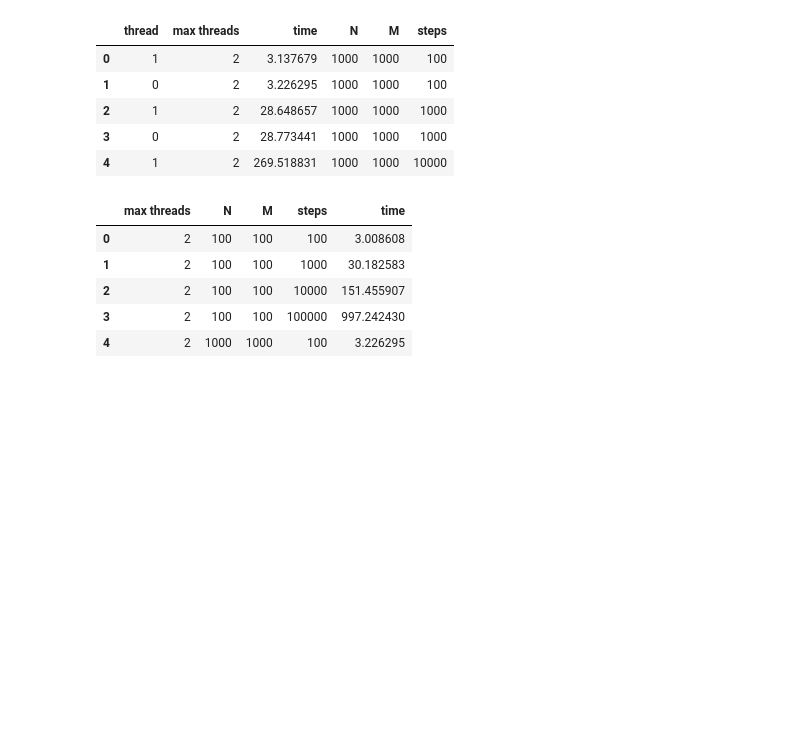
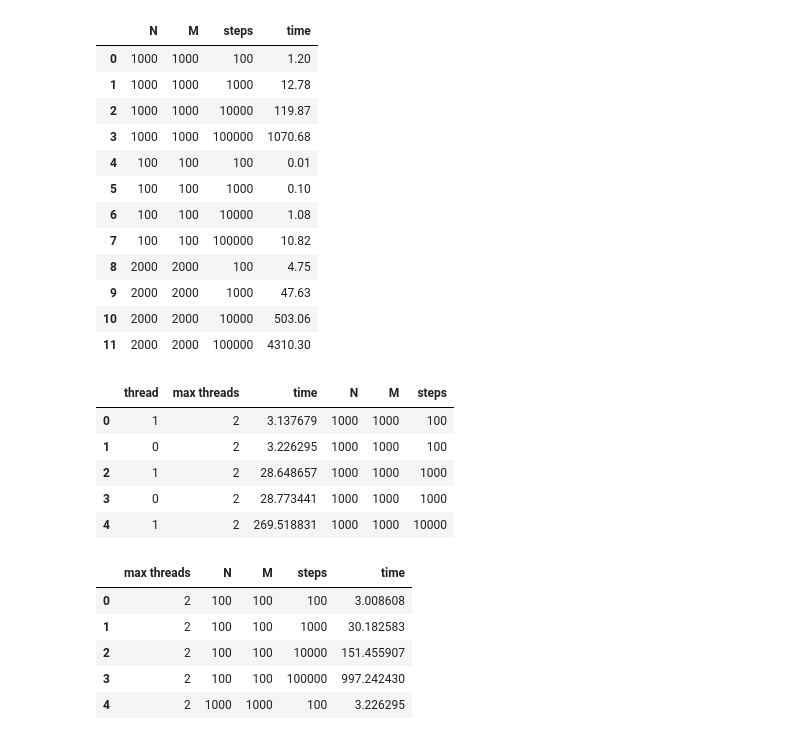
Before and after one commit to deinok/PARALLEL, a Jupyter notebook: 2-MPI/results/analysis.ipynb, the cells around one changed output. Cells and saved outputs as stored; diff of their text form; code cells hidden in the pictures; blank space fills up the shorter version.

```diff
--- a/2-MPI/results/analysis.ipynb
+++ b/2-MPI/results/analysis.ipynb
@@ -5,3 +7,35 @@ import matplotlib.pyplot as plt
+# %%
+# Hardcoded from the Serial benchmark OMP practise
+serial_data = {
+  "N":      [1000,   1000,    1000,     1000,
+         100,    100,      100,       100,
+        2000,   2000,    2000,     2000],
+  "M":      [1000,   1000,    1000,     1000,
+         100,    100,      100,       100,
+        2000,   2000,    2000,     2000],
+  "steps":  [100,    1000,    10000,    100000,
+         100,     1000,    10000,    100000,
+         100,     1000,    10000,    100000],
+  "time":   [1.200000, 12.780000, 119.870000, 1070.680000,
+         0.010000,  0.100000,   1.080000,   10.820000,
+         4.750000,  47.630000, 503.060000, 4310.300000]
+}
+df_serial = pd.DataFrame(serial_data)
+df_serial
+# %% [output]
+|  | N | M | steps | time |
+| 0 | 1000 | 1000 | 100 | 1.20 |
+| 1 | 1000 | 1000 | 1000 | 12.78 |
+| 2 | 1000 | 1000 | 10000 | 119.87 |
+| 3 | 1000 | 1000 | 100000 | 1070.68 |
+| 4 | 100 | 100 | 100 | 0.01 |
+| 5 | 100 | 100 | 1000 | 0.10 |
+| 6 | 100 | 100 | 10000 | 1.08 |
+| 7 | 100 | 100 | 100000 | 10.82 |
+| 8 | 2000 | 2000 | 100 | 4.75 |
+| 9 | 2000 | 2000 | 1000 | 47.63 |
+| 10 | 2000 | 2000 | 10000 | 503.06 |
+| 11 | 2000 | 2000 | 100000 | 4310.30 |
 # %%
 df = pd.read_csv('../results/raw/run2/all_results.csv', delimiter=';')
 df.head()
```
Also changed, not shown: parts of 6 cells of this notebook, 4 other files.
